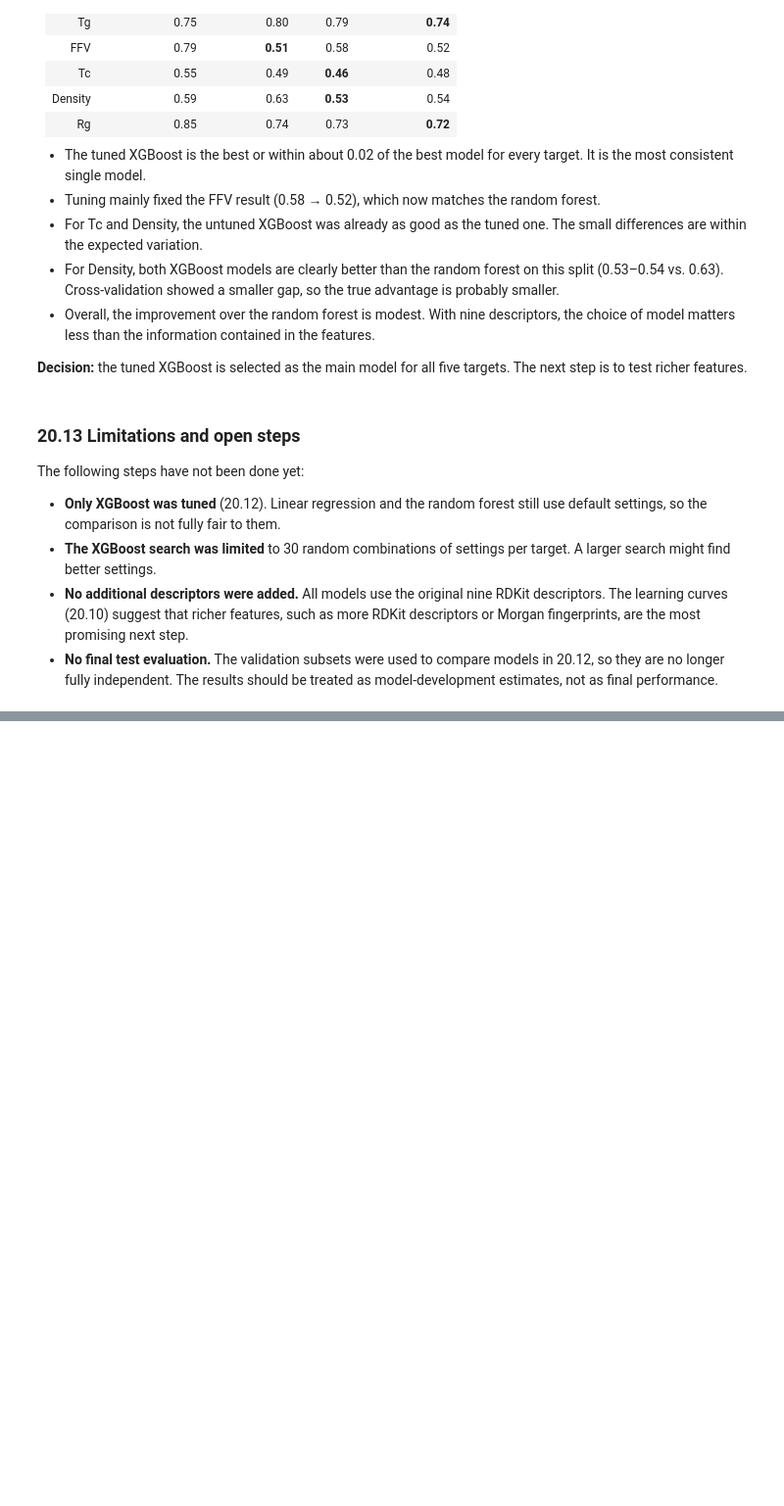
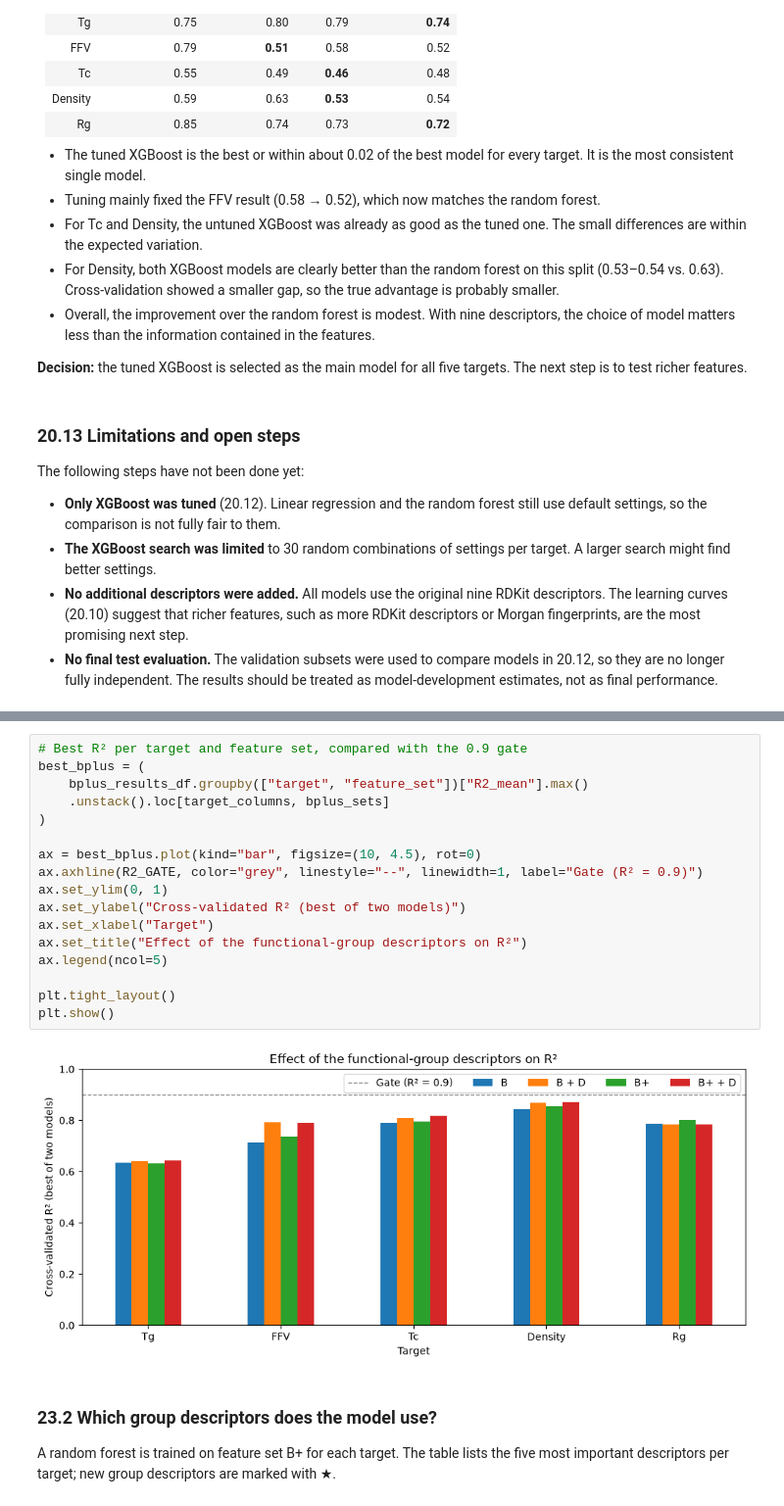
Before and after one commit to SuhmiHwang/capstone_virtual_lab_mohamed_suhmi, a Jupyter notebook: notebooks/04_Suhmi_modeling.ipynb, the cells around one changed output, grey strips where cells are left out. Shown at 98% size. Saved outputs shown, nothing was run; the diff lists cells and outputs as text; blank space fills up the shorter version.

```diff
--- a/notebooks/04_Suhmi_modeling.ipynb
+++ b/notebooks/04_Suhmi_modeling.ipynb
@@ -3738,0 +4494,25 @@ The following steps have not been done yet:
+# %%
+# Best R² per target and feature set, compared with the 0.9 gate
+best_bplus = (
+    bplus_results_df.groupby(["target", "feature_set"])["R2_mean"].max()
+    .unstack().loc[target_columns, bplus_sets]
+)
+
+ax = best_bplus.plot(kind="bar", figsize=(10, 4.5), rot=0)
+ax.axhline(R2_GATE, color="grey", linestyle="--", linewidth=1, label="Gate (R² = 0.9)")
+ax.set_ylim(0, 1)
+ax.set_ylabel("Cross-validated R² (best of two models)")
+ax.set_xlabel("Target")
+ax.set_title("Effect of the functional-group descriptors on R²")
+ax.legend(ncol=5)
+
+plt.tight_layout()
+plt.show()
+# %% [output]
+[figure, added]
+# %% [markdown]
+### 23.2 Which group descriptors does the model use?
+
+A random forest is trained on feature set B+ for each target.
+The table lists the five most important descriptors per target;
+new group descriptors are marked with ★.
```
Also changed, not shown: parts of 37 cells of this notebook, 24 other files.
